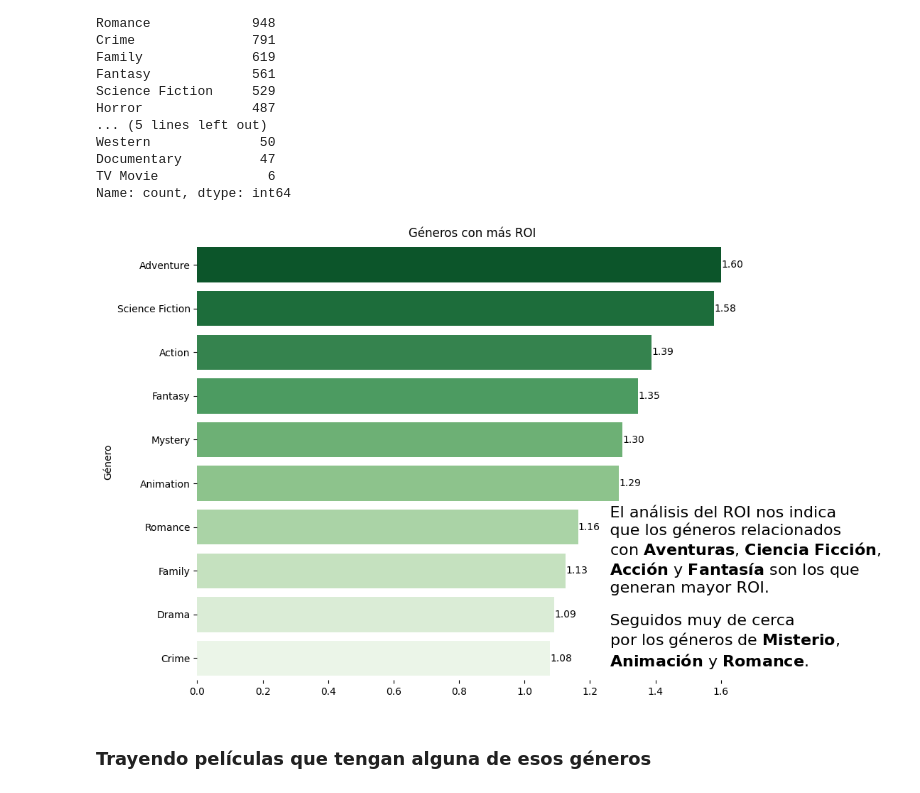
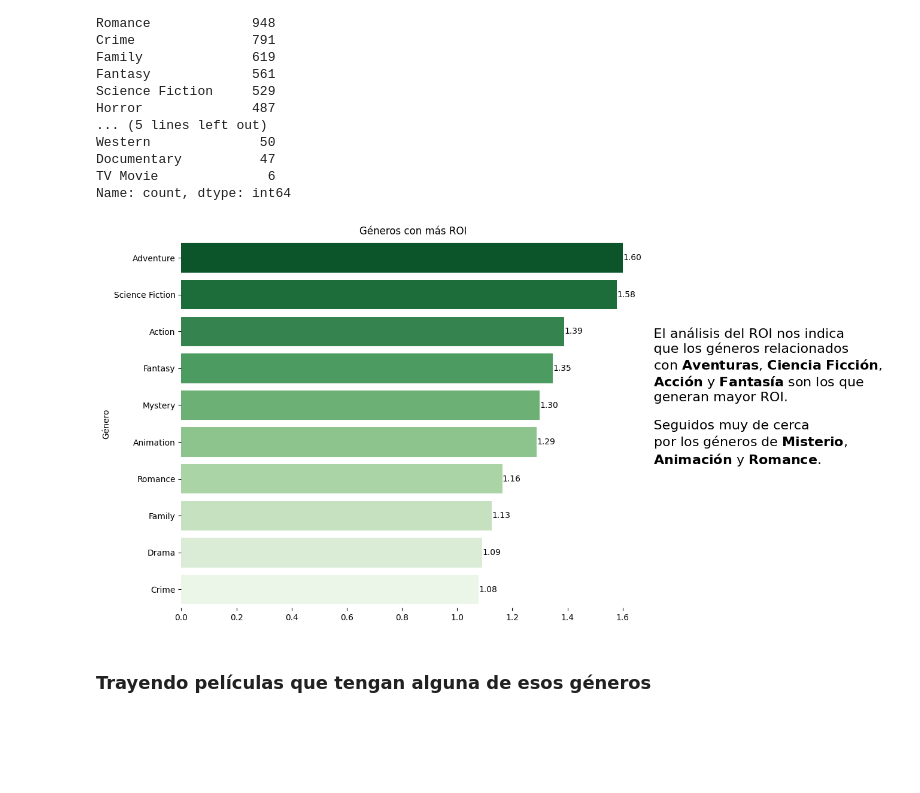
Before and after one commit to luceldasilva/Movie_Analysis, a Jupyter notebook: Movie_Analysis_EDA.ipynb, the cells around one changed output. Saved outputs shown, nothing was run; the diff lists cells and outputs as text; code cells hidden in the pictures; blank space fills up the shorter version.

```diff
--- a/Movie_Analysis_EDA.ipynb
+++ b/Movie_Analysis_EDA.ipynb
@@ -877,7 +876,6 @@ Documentary          47
 TV Movie              6
 Name: count, dtype: int64
 # %%
-# @title
 def insight_3_genre_roi() -> pd.Series:
     global tmdb_category_counts
 
@@ -908,36 +906,36 @@ sns.barplot(
     )
 
 for i, value in enumerate(df_genre_roi.values):
     ax.text(value, i, f'{value:.2f}', va='center')
 
 
 ax.text(
-    1.2,
-    9.6,
+    1.65,
+    6,
     """
     El análisis del ROI nos indica
     que los géneros relacionados
     con $\\bf{Aventuras}$, $\\bf{Ciencia}$ $\\bf{Ficción}$,
     $\\bf{Acción}$ y $\\bf{Fantasía}$ son los que
     generan mayor ROI.\n
     Seguidos muy de cerca
     por los géneros de $\\bf{Misterio}$,
     $\\bf{Animación}$ y $\\bf{Romance}$.
     """,
     fontsize=16,
 )
 
 ax.set_title("Géneros con más ROI")
 ax.spines['top'].set_visible(False)
 ax.spines['right'].set_visible(False)
 ax.spines['bottom'].set_visible(False)
 ax.spines['left'].set_visible(False)
 plt.ylabel("Género")
 
 save_plot('insight_3')
 plt.show()
 # %% [output]
-[figure, old version]
+[figure, new version]
 # %% [markdown]
 ### Trayendo películas que tengan alguna de esos géneros
 # %%
```
Also changed, not shown: parts of 22 cells of this notebook.
